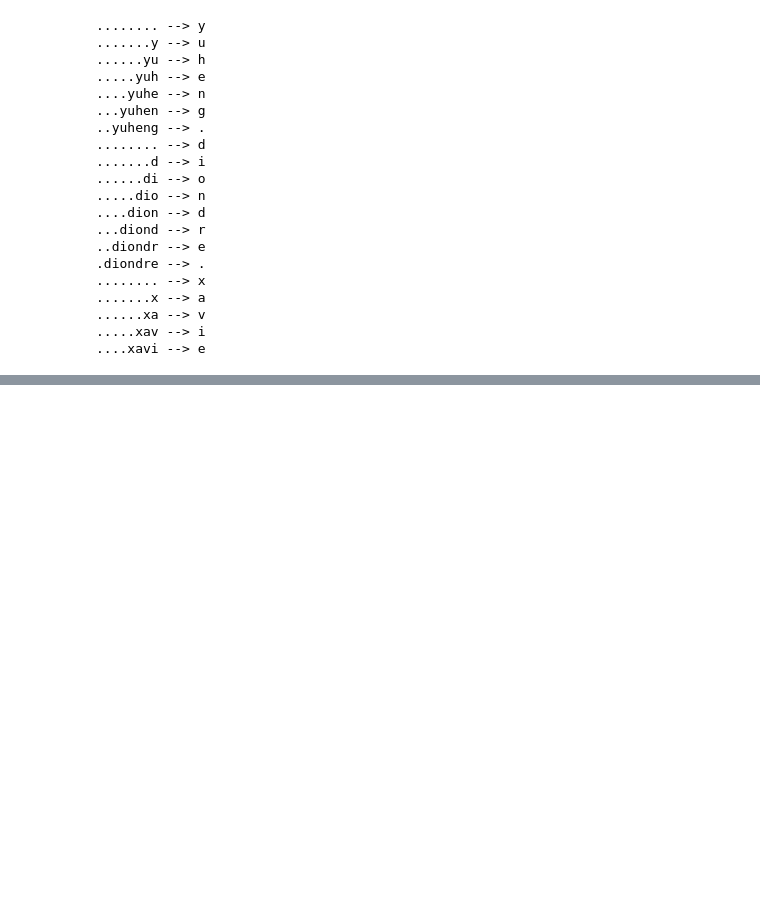
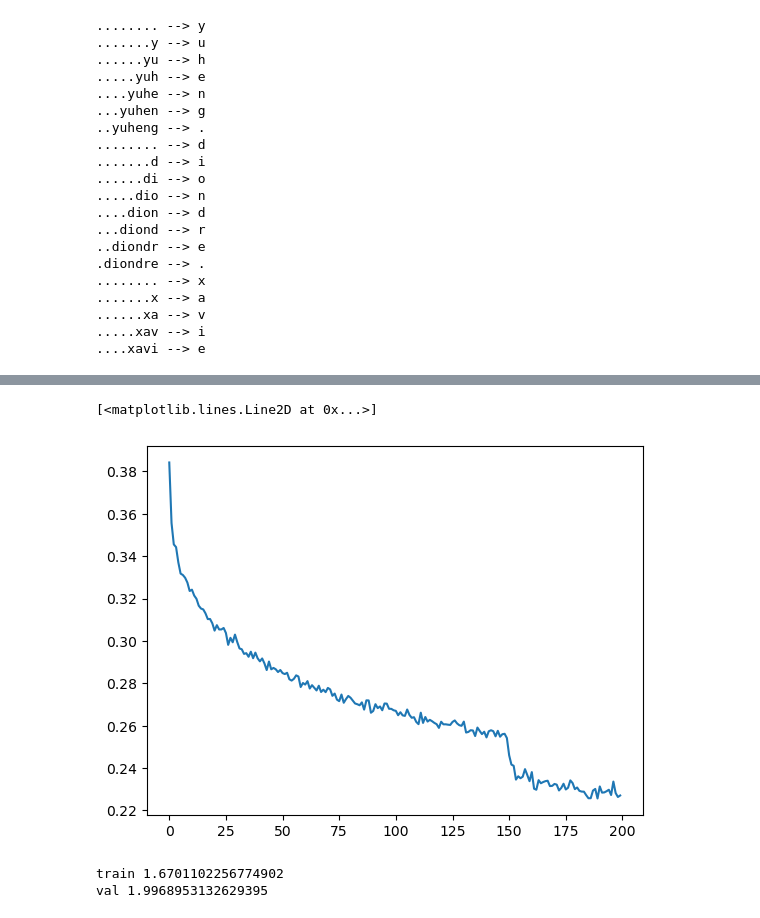
Before and after one commit to RWalling21/Deep-Learning-Zero-To-Hero, a Jupyter notebook: Makemore Wavenet.ipynb, the cells around one changed output, grey strips where cells are left out. Cells and saved outputs as stored; diff of their text form; code cells hidden in the pictures; blank space fills up the shorter version.

```diff
--- a/Makemore Wavenet.ipynb
+++ b/Makemore Wavenet.ipynb
@@ -172,0 +221,30 @@ NameError: name 'model' is not defined
+# %%
+# same optimization as last time
+max_steps = 200000
+batch_size = 32
+lossi = []
+
+for i in range(max_steps):
+
+    # minibatch construct
+    ix = torch.randint(0, Xtr.shape[0], (batch_size,))
+    Xb, Yb = Xtr[ix], Ytr[ix] # batch X,Y
+
+    # forward pass
+    logits = model(Xb)
+    loss = F.cross_entropy(logits, Yb) # loss function
+
+    # backward pass
+    for p in parameters:
+        p.grad = None
+    loss.backward()
+
+    # update: simple SGD
+    lr = 0.1 if i < 150000 else 0.01 # step learning rate decay
+    for p in parameters:
+        p.data += -lr * p.grad
+
+    # track stats
+    if i % 10000 == 0: # print every once in a while
+        print(f'{i:7d}/{max_steps:7d}: {loss.item():.4f}')
+    lossi.append(loss.log10().item())
@@ -172,0 +272,5 @@ NameError: name 'model' is not defined
+# %%
+plt.plot(torch.tensor(lossi).view(-1, 1000).mean(1))
+# %% [output]
+[<matplotlib.lines.Line2D at 0x...>]
+[figure, added]
@@ -172,0 +281,18 @@ NameError: name 'model' is not defined
+# %%
+# evaluate the loss
+@torch.no_grad() # this decorator disables gradient tracking inside pytorch
+def split_loss(split):
+  x,y = {
+    'train': (Xtr, Ytr),
+    'val': (Xdev, Ydev),
+    'test': (Xte, Yte),
+  }[split]
+  logits = model(x)
+  loss = F.cross_entropy(logits, y)
+  print(split, loss.item())
+
+split_loss('train')
+split_loss('val')
+# %% [output]
+train 1.6701102256774902
+val 1.9968953132629395
```
Also changed, not shown: parts of 5 cells of this notebook, 1 other file.
